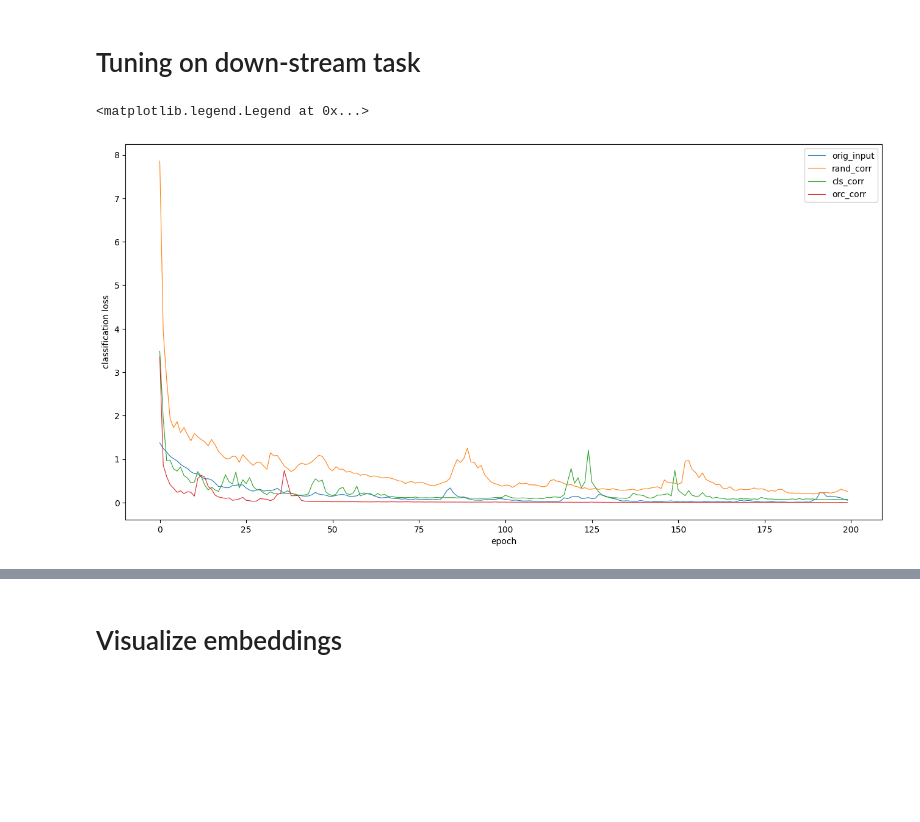
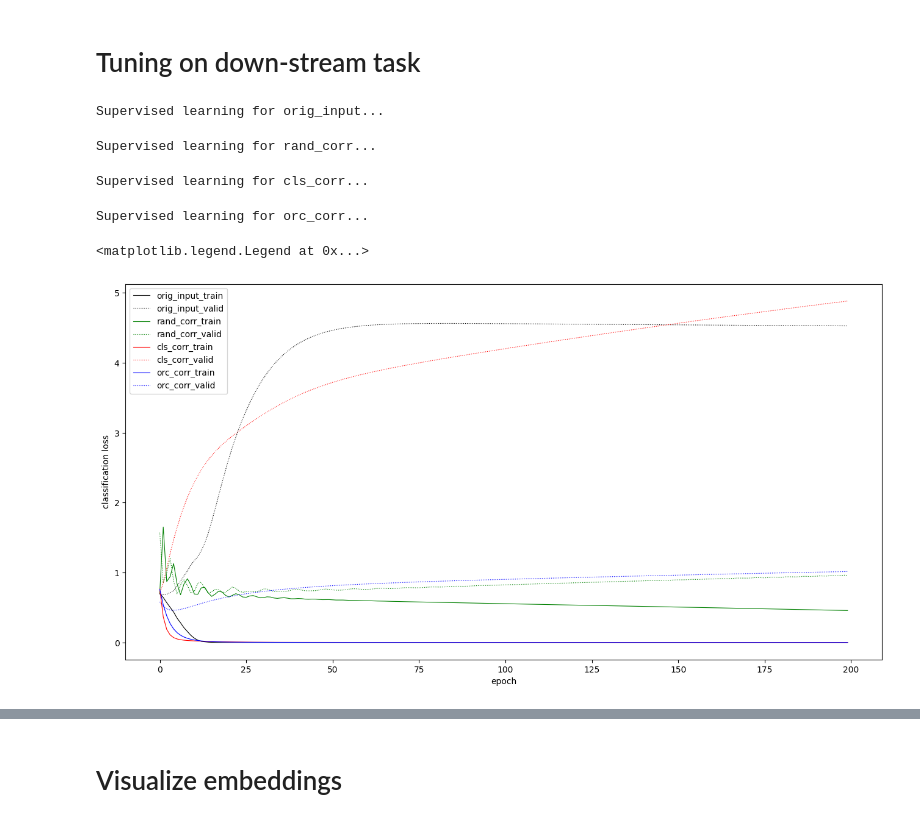
Before and after one commit to willtop/Tabular-Class-Conditioned-SSL, a Jupyter notebook: main.ipynb, the cells around one changed output, grey strips where cells are left out. Cells and saved outputs as stored; diff of their text form; code cells hidden in the pictures; blank space fills up the shorter version.

```diff
--- a/main.ipynb
+++ b/main.ipynb
@@ -176,19 +207,19 @@ Created a model with input dimension: 32, embedding dimension 256, and output di
 # %% [markdown]
 # Training
 # %%
-epochs = 1_000
-
-for epoch in tqdm(range(1, epochs + 1)):
-    for key in ['rand_corr', 'cls_corr', 'orc_corr']:
-        epoch_loss = train_contrastive_loss_epoch(models[key], train_data_samplers[key], optimizers[key], one_hot_encoder, device)
-        loss_histories[key].append(epoch_loss)
+for key in ['rand_corr', 'cls_corr', 'orc_corr']:
+    print(f"Contrastive learning for {key} sampling....")
+    train_losses, valid_losses = train_contrastive_loss(models[key], data_samplers[key], optimizers[key], one_hot_encoder, device, min_epochs=100, early_stopping=False)
+    loss_histories[key]['train'] = train_losses
+    loss_histories[key]['valid'] = valid_losses
 
 # save the models and losses
 for key in ['rand_corr', 'cls_corr', 'orc_corr']:
     model_filename = f'trained_models/{dataset_name}_{key}.pt'
     torch.save(models[key].state_dict(), model_filename)
     print(f"Model saved at {model_filename}!")
-    loss_filename = f"trained_models/{dataset_name}_{key}_contrastive_losses.npy"
-    np.save(loss_filename, loss_histories[key])
-    print(f"Model losses saved at {loss_filename}!")
+    for split in ['train', 'valid']:
+        loss_filename = f"trained_models/{dataset_name}_{key}_contrastive_losses_{split}.npy"
+        np.save(loss_filename, loss_histories[key][split])
+        print(f"Model losses saved at {loss_filename}!")
 # %% [output]
@@ -218,7 +248,8 @@ Model losses loaded from trained_models/cylinder-bands_orc_corr_contrastive_loss
 # %%
 fig, ax = plt.subplots(figsize=(16, 8))
 for key in ['rand_corr', 'cls_corr', 'orc_corr']:
-    ax.plot(loss_histories[key], label=key, linewidth=0.8)
+    ax.plot(loss_histories[key]['train'], label=f'{key}_train', linewidth=0.8, color=plot_colors[key])
+    ax.plot(loss_histories[key]['valid'], label=f'{key}_valid', linewidth=0.8, linestyle=':', color=plot_colors[key])
 ax.set_xlabel("epoch")
 ax.set_ylabel("contrastive loss")
 ax.legend()
@@ -228,35 +259,41 @@ ax.legend()
 # %% [markdown]
 # Tuning on down-stream task
 # %%
-epochs = 200
-
-# Take the labeled dataset
-# For now, just use a single sampler, would lead to different shuffled order for training data to different models, shouldn't be any essential difference
-supervised_sampler = SupervisedSampler(data=train_data[mask_train_labeled], batch_size=batch_size, target=train_target[mask_train_labeled])
+# Take the labeled subset
+# Just use a single sampler, would lead to different shuffled order for training data to different models, shouldn't be any essential difference
+supervised_sampler = {}
+supervised_sampler['train'] = SupervisedSampler(data=train_data[mask_train_labeled], batch_size=batch_size, target=train_target[mask_train_labeled])
+supervised_sampler['valid'] = SupervisedSampler(data=valid_data[mask_valid_labeled], batch_size=batch_size, target=valid_target[mask_valid_labeled])
 
 for key in ['rand_corr', 'cls_corr', 'orc_corr']:
     models[key].freeze_encoder()
 
 optimizers, loss_histories = {}, {}
 for key in ['orig_input', 'rand_corr', 'cls_corr', 'orc_corr']:
     optimizers[key] = Adam(filter(lambda p: p.requires_grad, models[key].parameters()), lr=0.001)
-    loss_histories[key] = []
+    loss_histories[key] = {'train': [], 'valid': []}
 
-for eopch in tqdm(range(1, epochs+1)):
-    for key in ['orig_input', 'rand_corr', 'cls_corr', 'orc_corr']:
-        epoch_loss = train_classification_epoch(models[key], supervised_sampler, optimizers[key], one_hot_encoder, device)
-        loss_histories[key].append(epoch_loss)
+for key in ['orig_input', 'rand_corr', 'cls_corr', 'orc_corr']:
+    print(f"Supervised learning for {key}...")
+    train_losses, valid_losses = train_classification(models[key], supervised_sampler, optimizers[key], one_hot_encoder, device, min_epochs=50, early_stopping=False)
+    loss_histories[key]['train'] = train_losses
+    loss_histories[key]['valid'] = valid_losses
 
 # visualize loss
 fig, ax = plt.subplots(figsize=(16, 8))
 for key in ['orig_input', 'rand_corr', 'cls_corr', 'orc_corr']:
-    ax.plot(loss_histories[key], label=key, linewidth=0.8)
+    ax.plot(loss_histories[key]['train'], label=f'{key}_train', linewidth=0.8, color=plot_colors[key])
+    ax.plot(loss_histories[key]['valid'], label=f'{key}_valid', linewidth=0.8, linestyle=':', color=plot_colors[key])
 ax.set_xlabel("epoch")
 ax.set_ylabel("classification loss")
 ax.legend()
 # %% [output]
-<matplotlib.legend.Legend at 0x...>
+Supervised learning for orig_input...
+Supervised learning for rand_corr...
+Supervised learning for cls_corr...
+Supervised learning for orc_corr...
+<matplotlib.legend.Legend at 0x...>
-[figure, old version]
+[figure, new version]
 # %%
 # Test the trained classification models
 for key in ['orig_input', 'rand_corr', 'cls_corr', 'orc_corr']:
```
Also changed, not shown: parts of 14 cells of this notebook, 12 other files.
